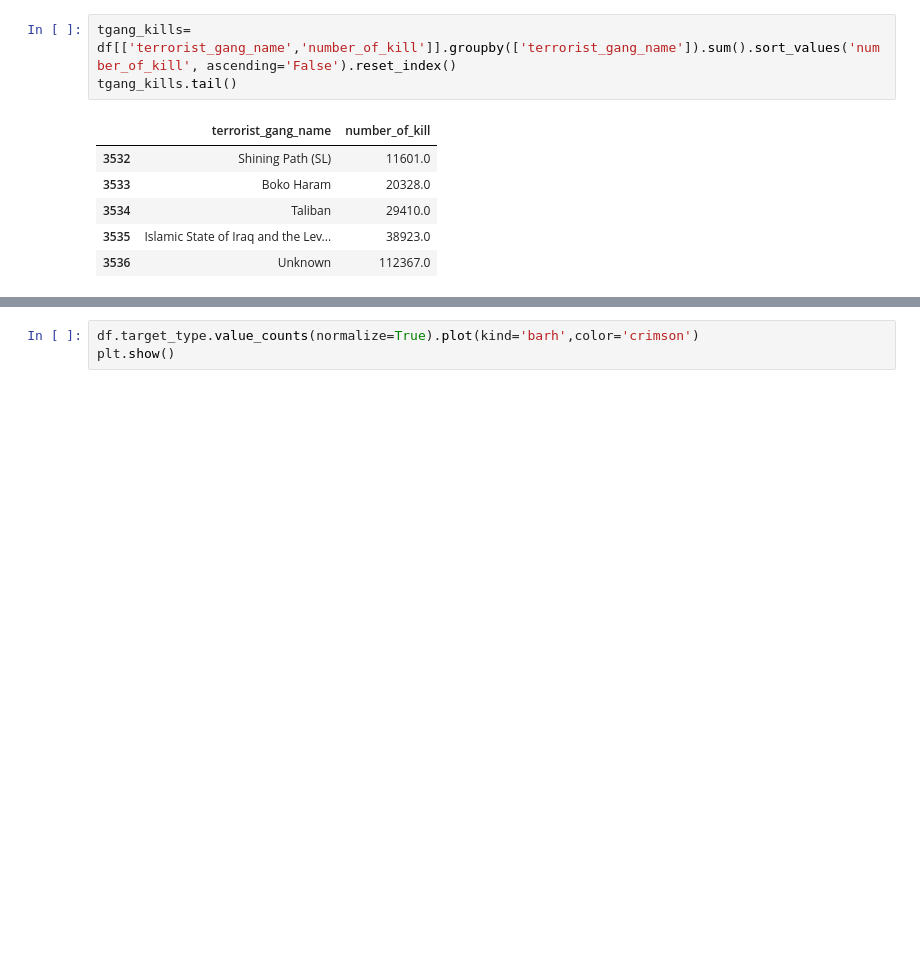
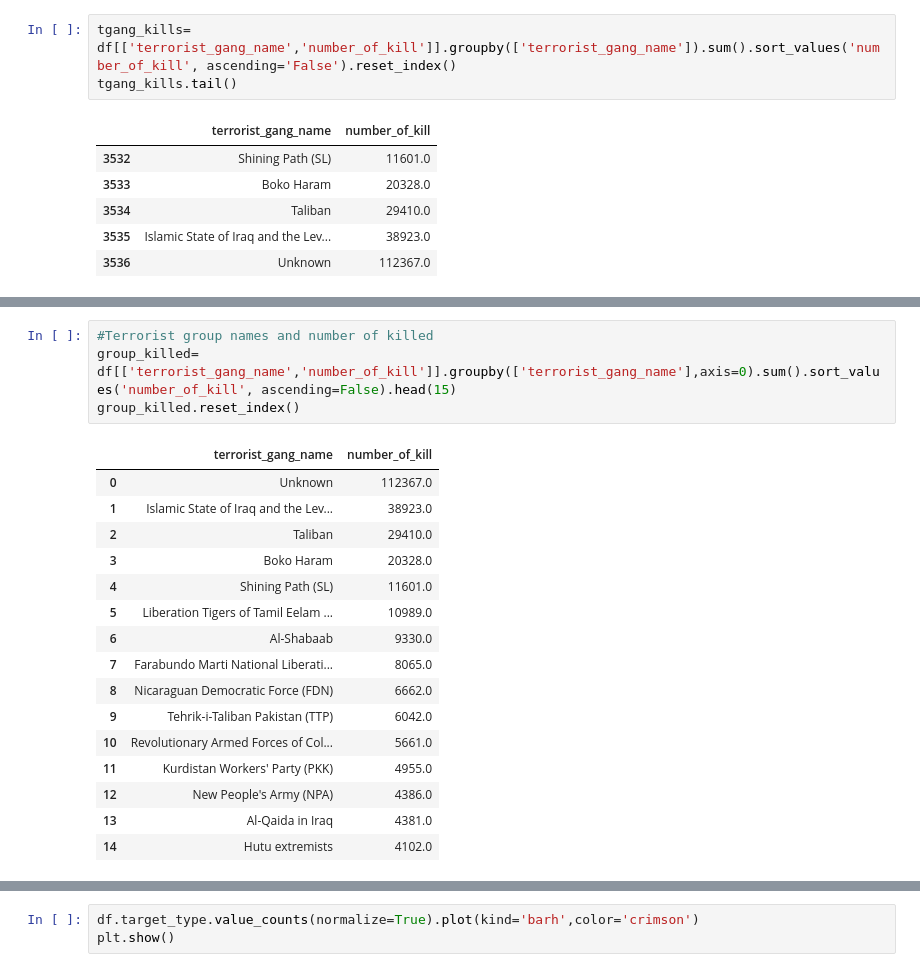
Before and after one commit to PratibhaSanganmath/EDA-Global_terrorism_analysis, a Jupyter notebook: EDA_Global_terrorism.ipynb, the cells around one changed output, grey strips where cells are left out. Saved outputs shown, nothing was run; the diff lists cells and outputs as text; blank space fills up the shorter version.

```diff
--- a/EDA_Global_terrorism.ipynb
+++ b/EDA_Global_terrorism.ipynb
@@ -429,0 +453,21 @@ tgang_kills.tail()
+# %%
+#Terrorist group names and number of killed
+group_killed= df[['terrorist_gang_name','number_of_kill']].groupby(['terrorist_gang_name'],axis=0).sum().sort_values('number_of_kill', ascending=False).head(15)
+group_killed.reset_index()
+# %% [output]
+|  | terrorist_gang_name | number_of_kill |
+| 0 | Unknown | 112367.0 |
+| 1 | Islamic State of Iraq and the Lev... | 38923.0 |
+| 2 | Taliban | 29410.0 |
+| 3 | Boko Haram | 20328.0 |
+| 4 | Shining Path (SL) | 11601.0 |
+| 5 | Liberation Tigers of Tamil Eelam ... | 10989.0 |
+| 6 | Al-Shabaab | 9330.0 |
+| 7 | Farabundo Marti National Liberati... | 8065.0 |
+| 8 | Nicaraguan Democratic Force (FDN) | 6662.0 |
+| 9 | Tehrik-i-Taliban Pakistan (TTP) | 6042.0 |
+| 10 | Revolutionary Armed Forces of Col... | 5661.0 |
+| 11 | Kurdistan Workers' Party (PKK) | 4955.0 |
+| 12 | New People's Army (NPA) | 4386.0 |
+| 13 | Al-Qaida in Iraq | 4381.0 |
+| 14 | Hutu extremists | 4102.0 |
```
Also changed, not shown: parts of 6 cells of this notebook.
